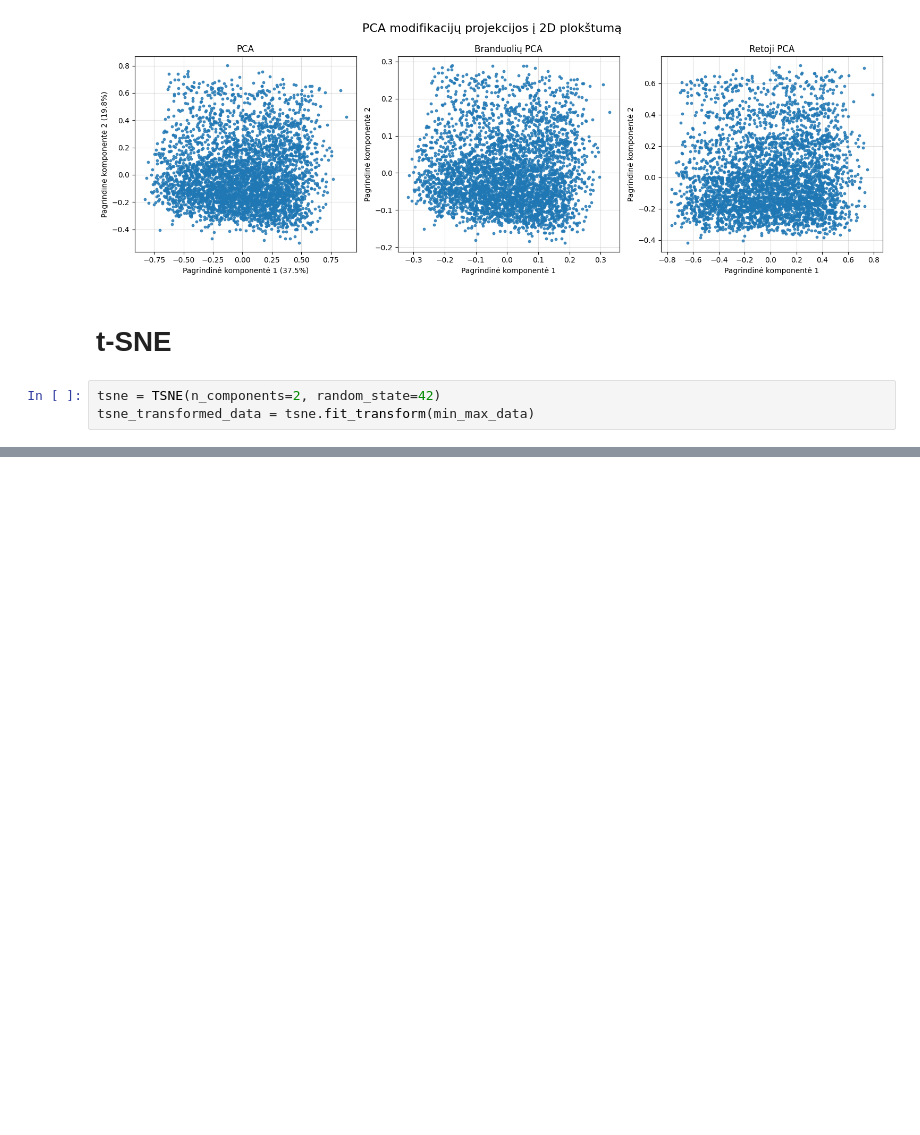
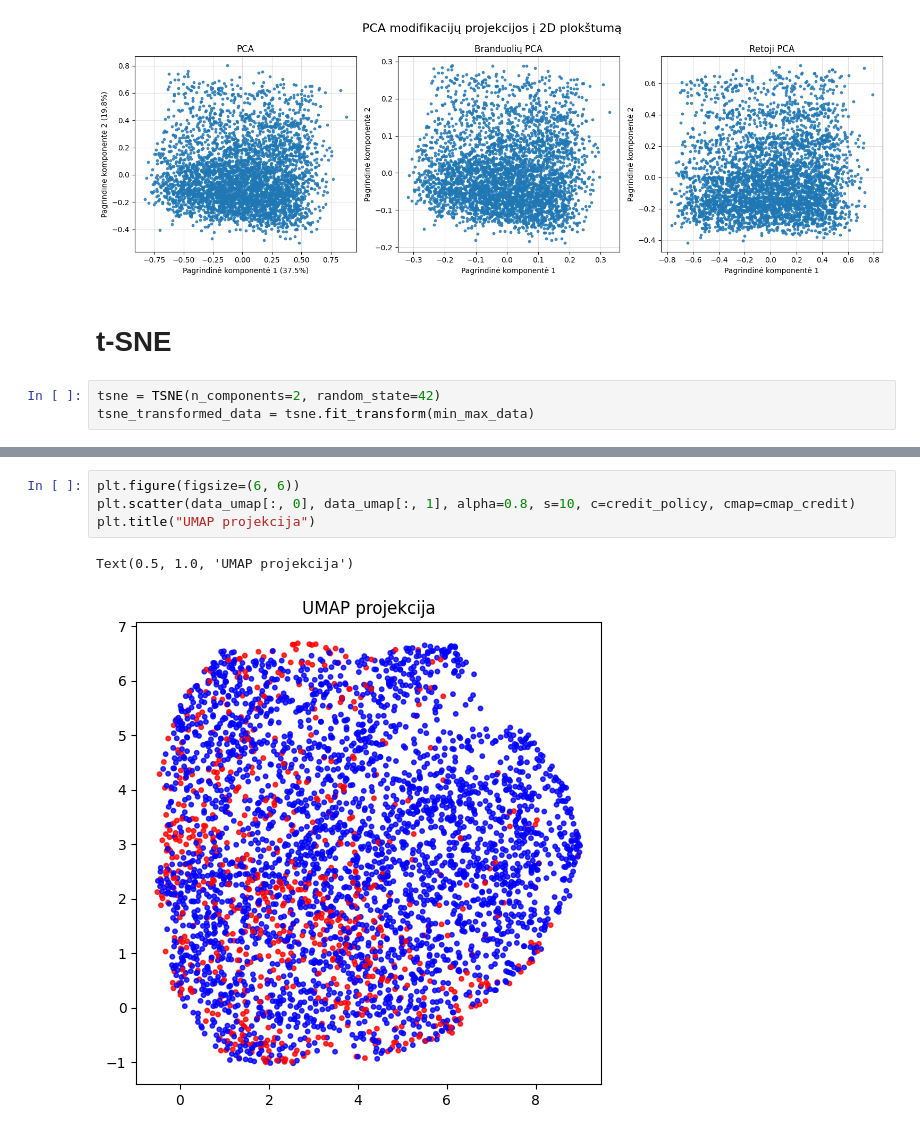
Before and after one commit to EvelinaDu/Papildomi_duomenu_vizualizavimo_skyriai, a Jupyter notebook: 2_laboratorinis/main.ipynb, the cells around one changed output, grey strips where cells are left out. Cells and saved outputs as stored; diff of their text form; blank space fills up the shorter version.

```diff
--- a/2_laboratorinis/main.ipynb
+++ b/2_laboratorinis/main.ipynb
@@ -215,0 +228,7 @@ plt.show()
+# %%
+plt.figure(figsize=(6, 6))
+plt.scatter(data_umap[:, 0], data_umap[:, 1], alpha=0.8, s=10, c=credit_policy, cmap=cmap_credit)
+plt.title("UMAP projekcija")
+# %% [output]
+Text(0.5, 1.0, 'UMAP projekcija')
+[figure, added]
```
Also changed, not shown: parts of 6 cells of this notebook, 1 other file.
